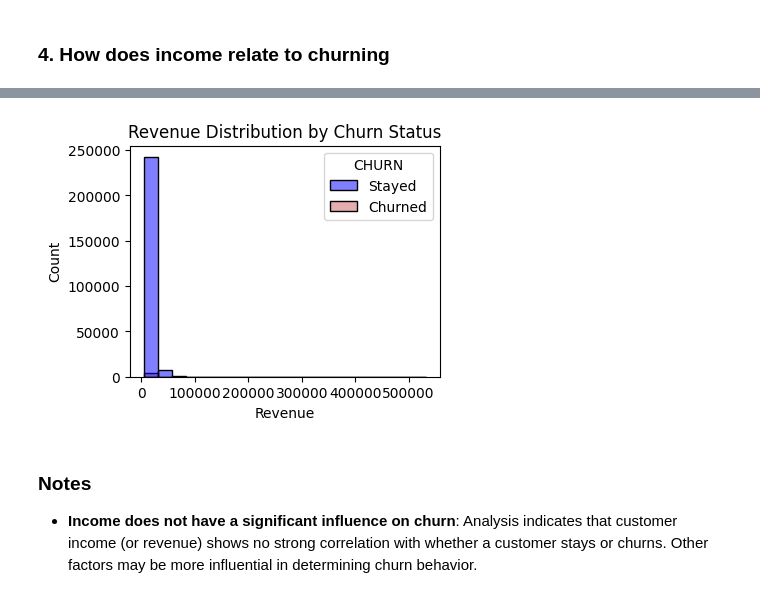
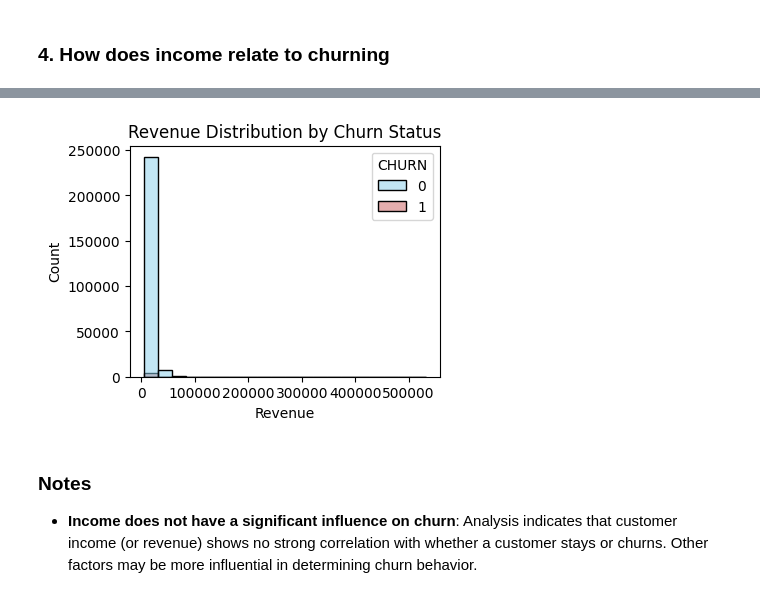
Before and after one commit to murithidenisgitobu/Customer-Churn-Prediction-Challenge-For-Azubian, a Jupyter notebook: Notebook/Notebook.ipynb, the cells around one changed output, grey strips where cells are left out. Saved outputs shown, nothing was run; the diff lists cells and outputs as text; code cells hidden in the pictures.

```diff
--- a/Notebook/Notebook.ipynb
+++ b/Notebook/Notebook.ipynb
@@ -538,21 +555,21 @@ The most preferred pack among users is the **All-net 500F=2000F;5d** pack, with
 # %%
 # Filter outliers
 revenue = df2[df2['REVENUE'] > 5000]
 
 # Create the histogram plot
 plt.figure(figsize=(4, 3))
 sns.histplot(data=revenue, x='REVENUE', hue='CHURN', fill=True,
-             palette={'Stayed': 'blue', 'Churned': 'indianred'}, bins=20)
+             palette={0: 'skyblue', 1: 'indianred'}, bins=20)
 
 # Add title and labels
 plt.title('Revenue Distribution by Churn Status')
 plt.xlabel('Revenue')
 plt.ylabel('Count')
 
 # Show the plot
 plt.show()
 # %% [output]
-[figure, old version]
+[figure, new version]
 # %% [markdown]
 ### Notes
 - **Income does not have a significant influence on churn**: Analysis indicates that customer income (or revenue) shows no strong correlation with whether a customer stays or churns. Other factors may be more influential in determining churn behavior.
```
Also changed, not shown: parts of 9 cells of this notebook.
